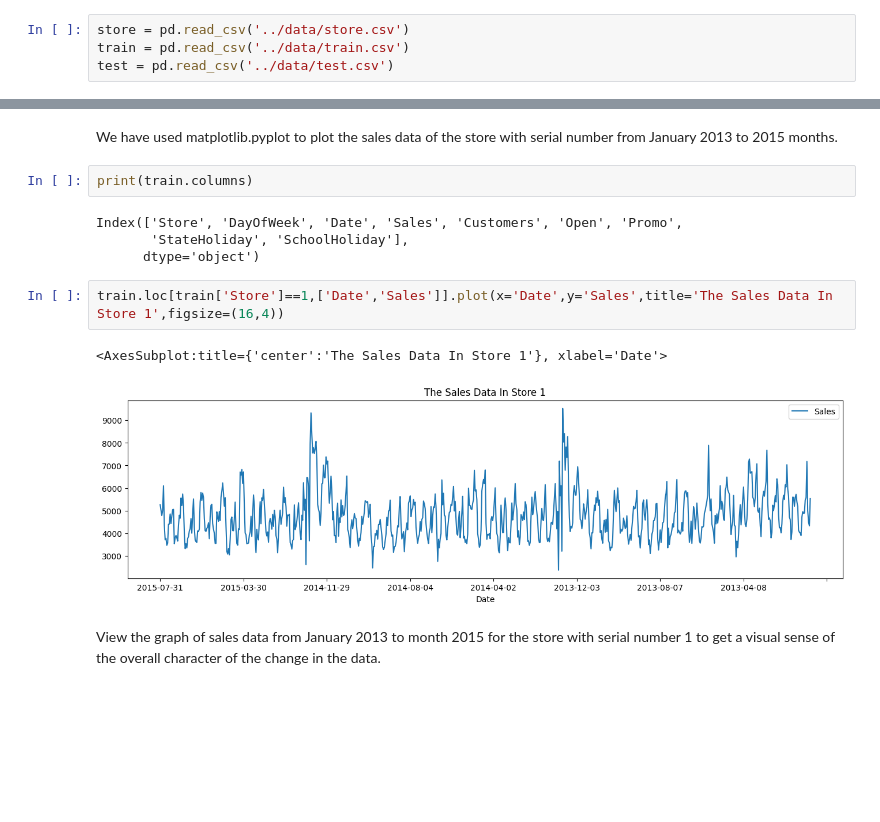
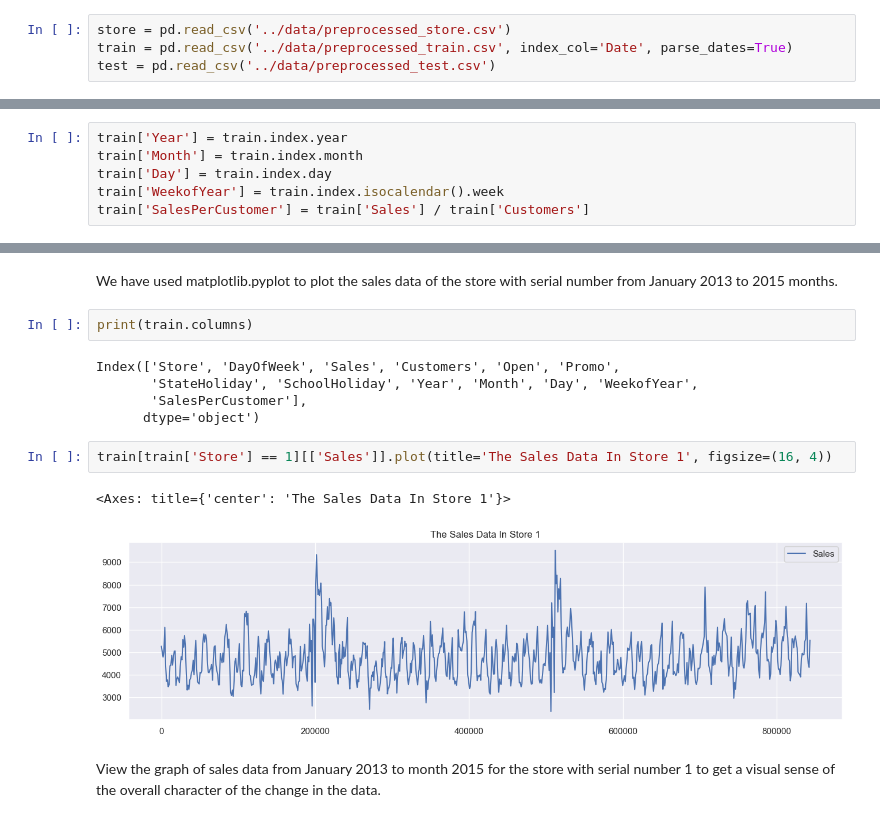
Before and after one commit to Emilye42/INFO442, a Jupyter notebook: code/EDA.ipynb, the cells around one changed output, grey strips where cells are left out. Cells and saved outputs as stored; diff of their text form; blank space fills up the shorter version.

Commit message:
change some parameters of data visulization merge two eda code together

```diff
--- a/code/EDA.ipynb
+++ b/code/EDA.ipynb
@@ -13,7 +13,7 @@ import matplotlib as mpl
 import matplotlib.pyplot as plt
 %matplotlib inline
 # %%
-store = pd.read_csv('../data/store.csv')
-train = pd.read_csv('../data/train.csv')
-test = pd.read_csv('../data/test.csv')
+store = pd.read_csv('../data/preprocessed_store.csv')
+train = pd.read_csv('../data/preprocessed_train.csv', index_col='Date', parse_dates=True)
+test = pd.read_csv('../data/preprocessed_test.csv')
 # %% [markdown]
@@ -55,0 +57,6 @@ print(train.shape, test.shape, store.shape)
+# %%
+train['Year'] = train.index.year
+train['Month'] = train.index.month
+train['Day'] = train.index.day
+train['WeekofYear'] = train.index.isocalendar().week
+train['SalesPerCustomer'] = train['Sales'] / train['Customers']
@@ -101,14 +166,15 @@ We have used matplotlib.pyplot to plot the sales data of the store with serial n
 # %%
 print(train.columns)
 # %% [output]
-Index(['Store', 'DayOfWeek', 'Date', 'Sales', 'Customers', 'Open', 'Promo',
-       'StateHoliday', 'SchoolHoliday'],
+Index(['Store', 'DayOfWeek', 'Sales', 'Customers', 'Open', 'Promo',
+       'StateHoliday', 'SchoolHoliday', 'Year', 'Month', 'Day', 'WeekofYear',
+       'SalesPerCustomer'],
       dtype='object')
 # %%
-train.loc[train['Store']==1,['Date','Sales']].plot(x='Date',y='Sales',title='The Sales Data In Store 1',figsize=(16,4))
+train[train['Store'] == 1][['Sales']].plot(title='The Sales Data In Store 1', figsize=(16, 4))
 # %% [output]
-<AxesSubplot:title={'center':'The Sales Data In Store 1'}, xlabel='Date'>
+<Axes: title={'center': 'The Sales Data In Store 1'}>
-[figure, old version]
+[figure, new version]
 # %% [markdown]
 View the graph of sales data from January 2013 to month 2015 for the store with serial number 1 to get a visual sense of the overall character of the change in the data.
 # %% [markdown]
```
Also changed, not shown: parts of 25 cells of this notebook, 4 other files.
